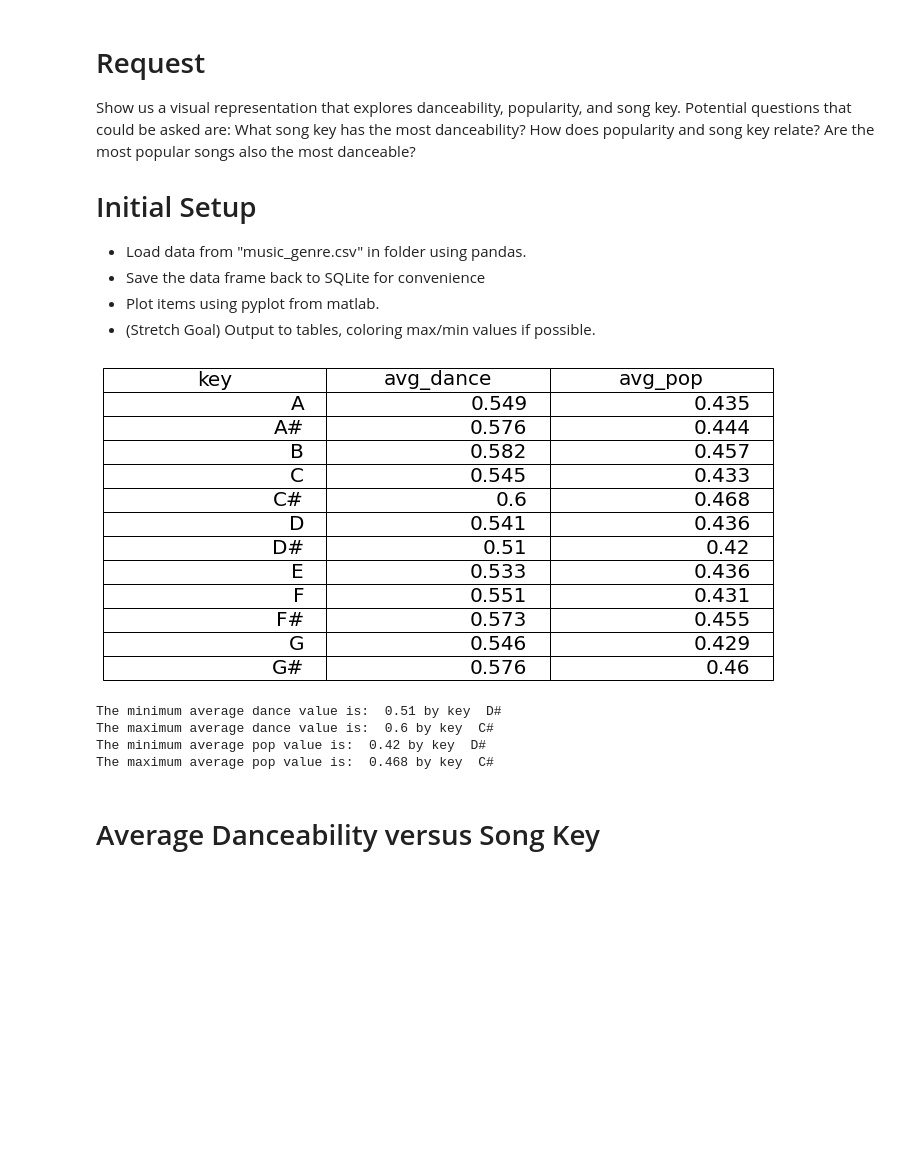
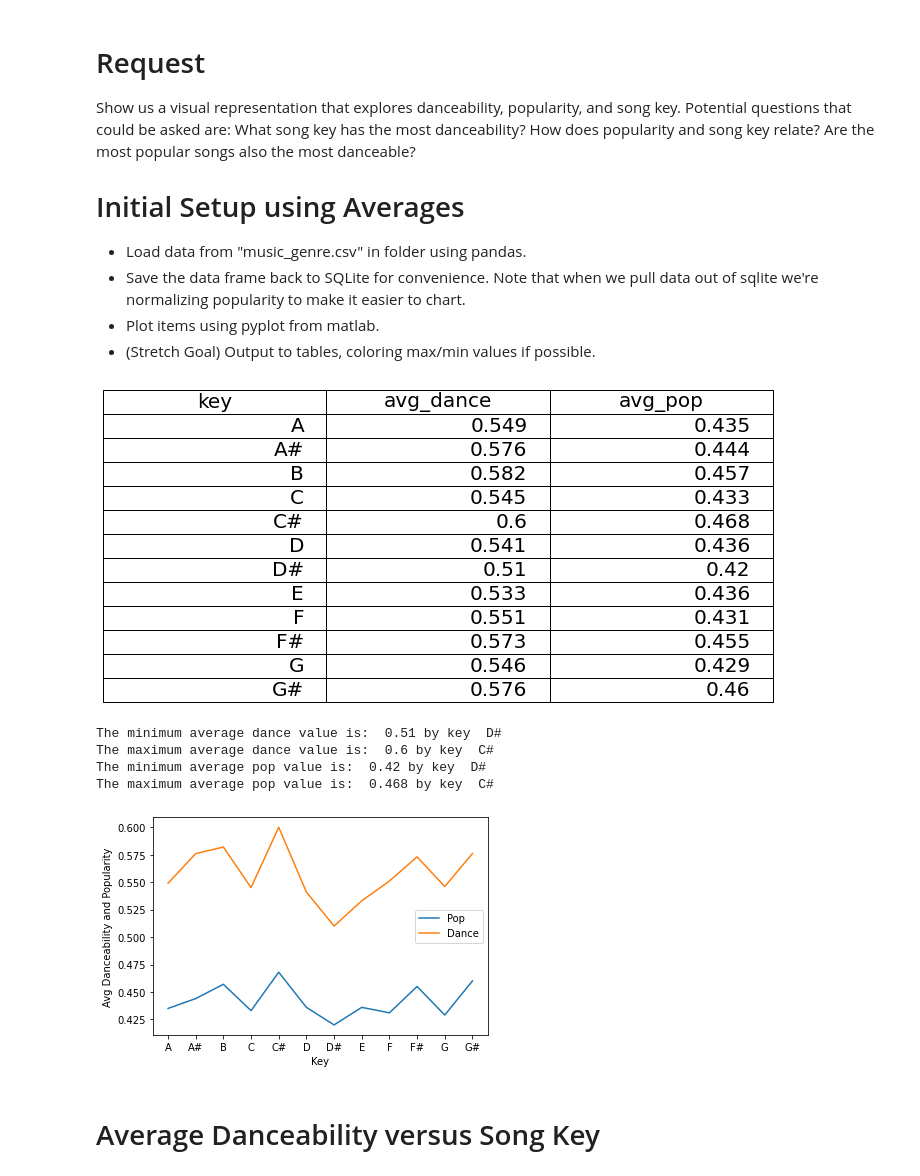
Before and after one commit to dynamoRando/music_genre, a Jupyter notebook: music.ipynb, the cells around one changed output. Cells and saved outputs as stored; diff of their text form; code cells hidden in the pictures; blank space fills up the shorter version.

```diff
--- a/music.ipynb
+++ b/music.ipynb
@@ -2,9 +2,9 @@
 # Request
 Show us a visual representation that explores danceability, popularity, and song key. Potential questions that could be asked are: What song key has the most danceability? How does popularity and song key relate? Are the most popular songs also the most danceable?
 
-# Initial Setup
+# Initial Setup using Averages
  - Load data from "music_genre.csv" in folder using pandas.
- - Save the data frame back to SQLite for convenience
+ - Save the data frame back to SQLite for convenience. Note that when we pull data out of sqlite we're normalizing popularity to make it easier to chart.
  - Plot items using pyplot from matlab.
  - (Stretch Goal) Output to tables, coloring max/min values if possible.
 # %%
@@ -69,8 +69,9 @@ for row in avg_result:
 df = pd.read_sql(query, conn)
 
 # attempt to create a backing color table to highlight min/max
+# spending too much time on trying to make the RGBW values work, commenting out for now
 
-# need numeric values = leave the key as 1
+# need numeric values = leave the song key as 1
 # color_df = ps.sqldf("SELECT 1, avg_dance, avg_pop from df")
 
 # round the values to 2 places
@@ -80,33 +81,45 @@ df = pd.read_sql(query, conn)
 #norm = plt.Normalize(colVal['avg_dance'].min(), colVal['avg_pop'].max())
 
 # attempt to create color map
 #colors = plt.cm.hot(norm)
 
 # https://www.statology.org/matplotlib-table/
 fig, ax = plt.subplots()
 fig.patch.set_visible(False)
 ax.axis('off')
 ax.axis('tight')
 
 # attempt to apply RBG colors to table
 # table = ax.table(cellText=df.values, colLabels=df.columns, loc='center', cellColours=colors)
 table = ax.table(cellText=df.values, colLabels=df.columns, loc='center')
 
 # https://stackoverflow.com/questions/15514005/how-to-change-the-tables-fontsize-with-matplotlib-pyplot
 table.set_fontsize(20)
 table.scale(2, 2)
 plt.show()
+
+# output some quick observations
 print('The minimum average dance value is: ', str(df['avg_dance'].min()) , 'by key ' , df.loc[df['avg_dance'] == df['avg_dance'].min()]['key'].to_string(index=False))
 print('The maximum average dance value is: ', str(df['avg_dance'].max()) , 'by key ' , df.loc[df['avg_dance'] == df['avg_dance'].max()]['key'].to_string(index=False))
 
 print('The minimum average pop value is: ', str(df['avg_pop'].min()) , 'by key ' , df.loc[df['avg_pop'] == df['avg_pop'].min()]['key'].to_string(index=False))
 print('The maximum average pop value is: ', str(df['avg_pop'].max()) , 'by key ' , df.loc[df['avg_pop'] == df['avg_pop'].max()]['key'].to_string(index=False))
+
+# https://datascienceparichay.com/article/plot-a-line-chart-in-python-with-matplotlib/
+# not sure if a line graph is the best visual here, because we're not doing changes over time
+plt.plot(avg_song_key, avg_popularity)
+plt.plot(avg_song_key, avg_danceability)
+plt.xlabel("Key")
+plt.ylabel("Avg Danceability and Popularity")
+plt.legend(["Pop","Dance"])
+plt.show()
 # %% [output]
 [figure]
 The minimum average dance value is:  0.51 by key  D#
 The maximum average dance value is:  0.6 by key  C#
 The minimum average pop value is:  0.42 by key  D#
 The maximum average pop value is:  0.468 by key  C#
+[figure, added]
 # %% [markdown]
 # Average Danceability versus Song Key
 # %%
```
